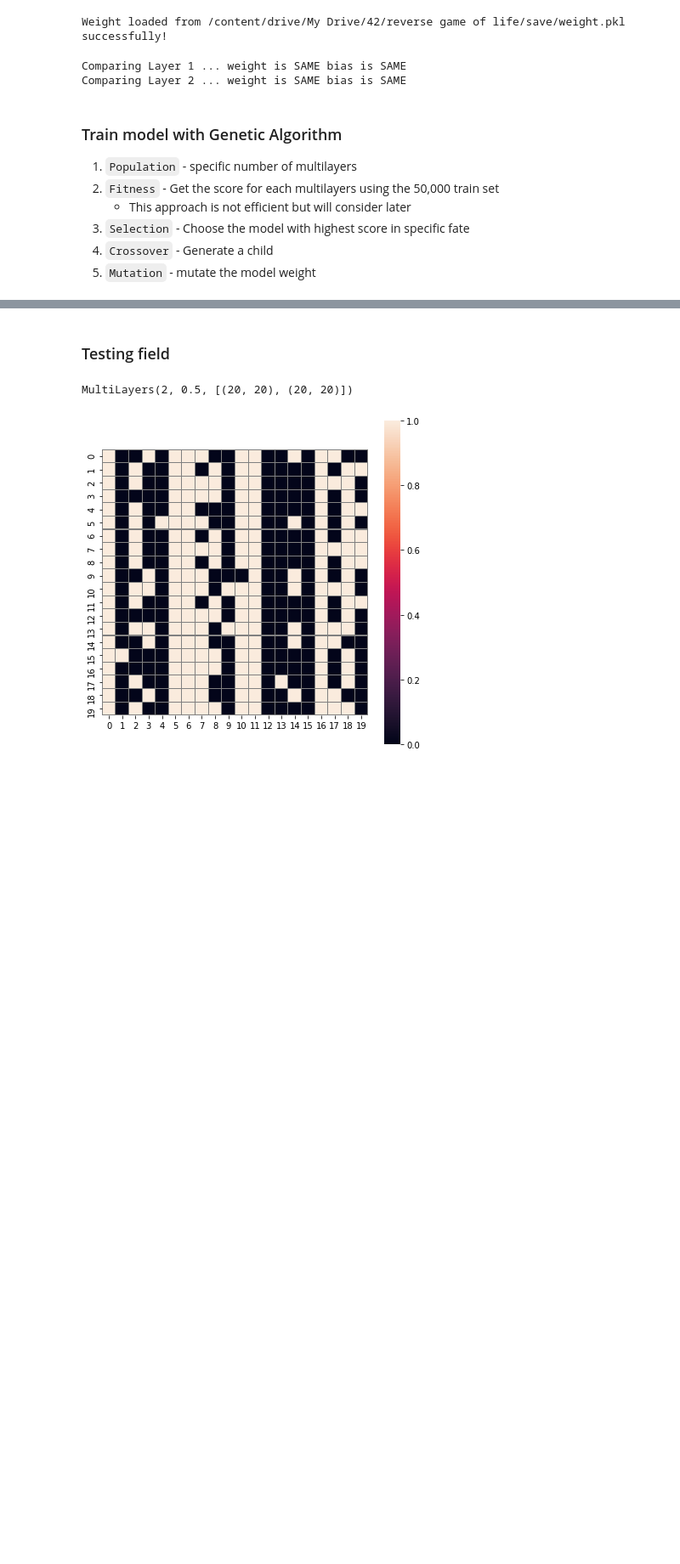
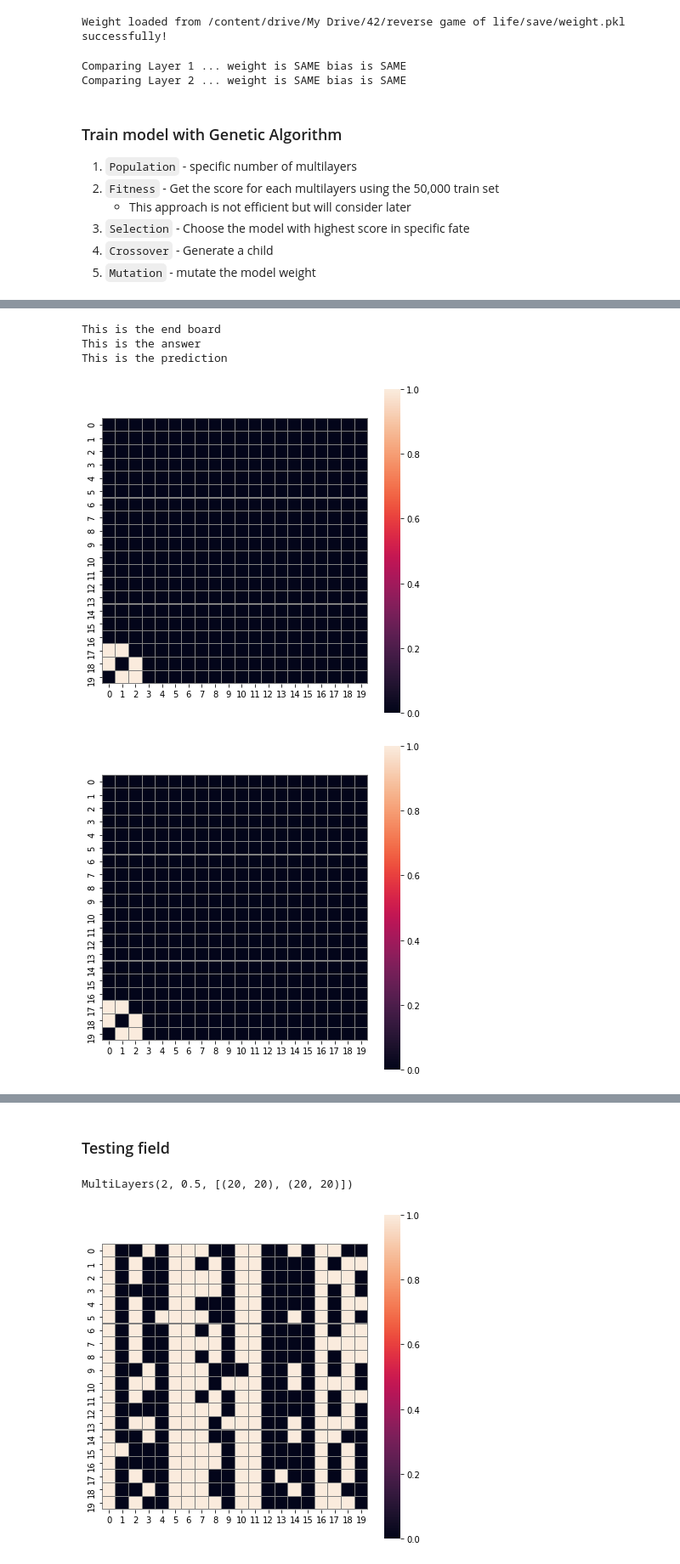
Before and after one commit to rquerino/Reverse-Game-of-Life, a Jupyter notebook: reverse_game_of_life.ipynb, the cells around one changed output, grey strips where cells are left out. Shown at 85% size. Cells and saved outputs as stored; diff of their text form; code cells hidden in the pictures; blank space fills up the shorter version.

```diff
--- a/reverse_game_of_life.ipynb
+++ b/reverse_game_of_life.ipynb
@@ -877,0 +1035,8 @@ NotImplementedError: ignored
+# %%
+g.predict(train_set,1)
+# %% [output]
+This is the end board
+This is the answer
+This is the prediction
+[figure, added]
+[figure, added]
```
Also changed, not shown: parts of 12 cells of this notebook.
